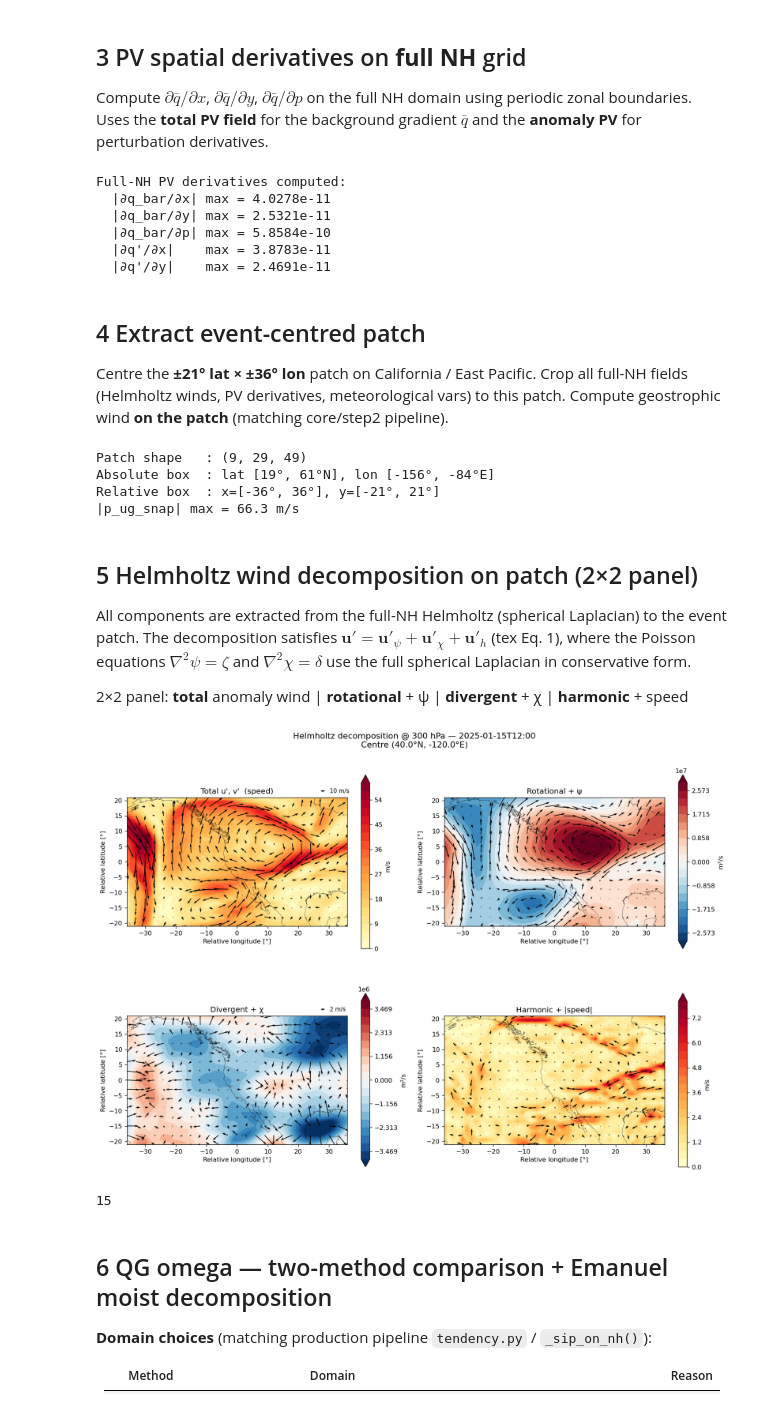
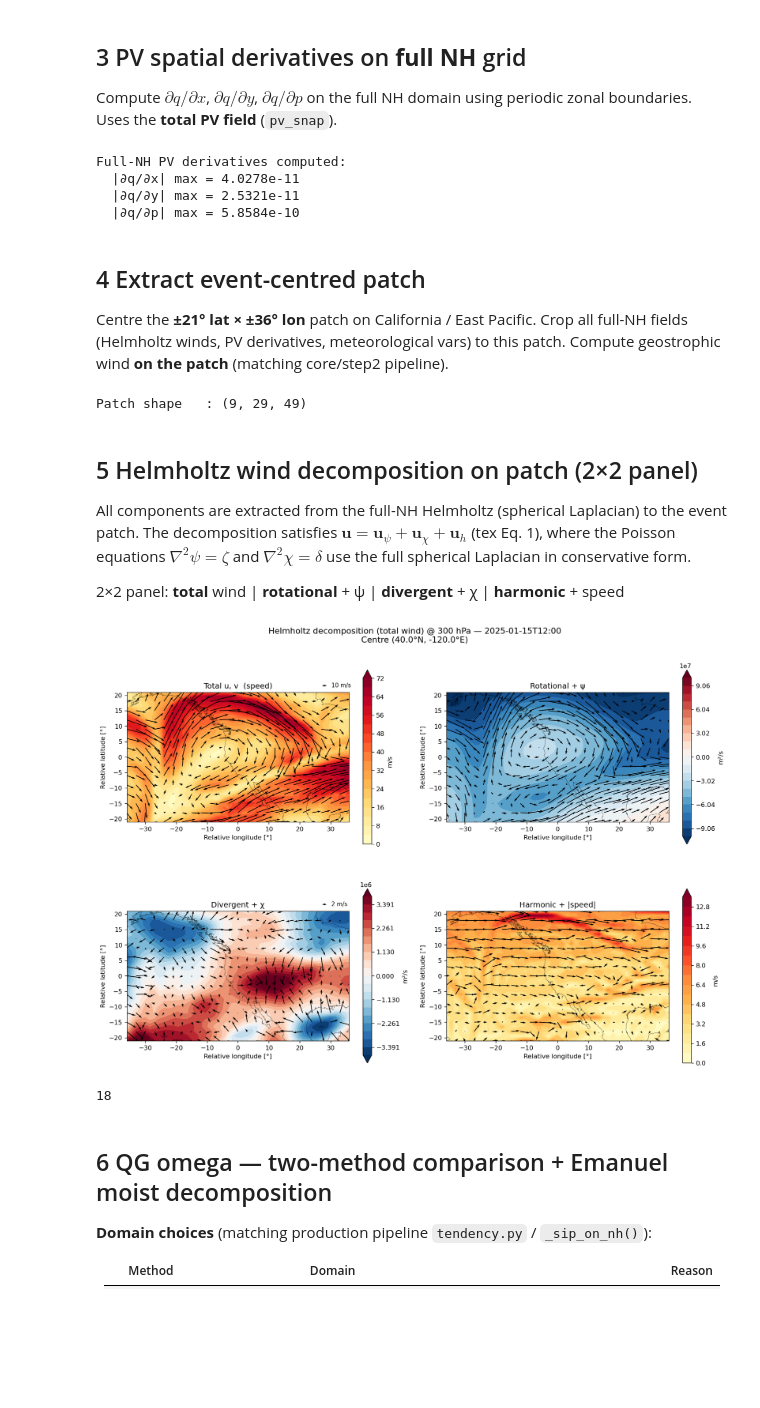
Before and after one commit to yanxingjianken/pvtend, a Jupyter notebook: examples/02_helmholtz_and_qg_omega.ipynb, the cells around one changed output. Saved outputs shown, nothing was run; the diff lists cells and outputs as text; code cells hidden in the pictures; blank space fills up the shorter version.

```diff
--- a/examples/02_helmholtz_and_qg_omega.ipynb
+++ b/examples/02_helmholtz_and_qg_omega.ipynb
@@ -173,8 +161,8 @@ using the **spherical Laplacian** Poisson solver (conservative form, following x
 Must be done on the full NH grid (full longitude ring) for spectral accuracy of the periodic zonal BCs.
 # %%
 %%time
-# Full NH Helmholtz (spherical Laplacian): (nlev, 61, 240) → dict of same shape
-helm = helmholtz_decomposition_3d(u_anom, v_anom, lat, lon)
+# Full NH Helmholtz on TOTAL wind (spherical Laplacian): (nlev, 61, 240) → dict of same shape
+helm = helmholtz_decomposition_3d(u_snap, v_snap, lat, lon)
 print("Helmholtz output keys:", sorted(helm.keys()))
 
 print(f"\nAt {PLOT_LEV} hPa (level index {ilev}):")
@@ -199,9 +187,8 @@ Wall time: 567 ms
 # %% [markdown]
 ## 3  PV spatial derivatives on **full NH** grid
 
-Compute $\partial \bar{q}/\partial x$, $\partial \bar{q}/\partial y$, $\partial \bar{q}/\partial p$
-on the full NH domain using periodic zonal boundaries.  Uses the **total PV field** for the background
-gradient $\bar{q}$ and the **anomaly PV** for perturbation derivatives.
+Compute $\partial q/\partial x$, $\partial q/\partial y$, $\partial q/\partial p$
+on the full NH domain using periodic zonal boundaries.  Uses the **total PV field** (`pv_snap`).
 # %%
 # ── PV gradients on full NH (periodic lon) ──
 # Total PV derivatives (bar = total field treated as background)
@@ -218,31 +205,15 @@ dp_fd = np.diff(plevs_pa)
 dpv_bar_dp[0]  = (pv_snap[1]  - pv_snap[0])  / dp_fd[0]
 dpv_bar_dp[-1] = (pv_snap[-1] - pv_snap[-2]) / dp_fd[-1]
 
-# Anomaly PV derivatives  (for cross-terms u'·∂q'/∂x etc.)
-dpv_anom_dx = np.zeros_like(pv_anom)
-dpv_anom_dy = np.zeros_like(pv_anom)
-for k in range(nlev):
-    dpv_anom_dx[k], dpv_anom_dy[k] = gradient_periodic(pv_anom[k], dx_arr, dy)
-
-dpv_anom_dp = np.zeros_like(pv_anom)
-for k in range(1, nlev - 1):
-    dpv_anom_dp[k] = (pv_anom[k+1] - pv_anom[k-1]) / (plevs_pa[k+1] - plevs_pa[k-1])
-dpv_anom_dp[0]  = (pv_anom[1]  - pv_anom[0])  / dp_fd[0]
-dpv_anom_dp[-1] = (pv_anom[-1] - pv_anom[-2]) / dp_fd[-1]
-
 print("Full-NH PV derivatives computed:")
-print(f"  |∂q_bar/∂x| max = {np.abs(dpv_bar_dx[ilev]).max():.4e}")
-print(f"  |∂q_bar/∂y| max = {np.abs(dpv_bar_dy[ilev]).max():.4e}")
-print(f"  |∂q_bar/∂p| max = {np.abs(dpv_bar_dp[ilev]).max():.4e}")
-print(f"  |∂q'/∂x|    max = {np.abs(dpv_anom_dx[ilev]).max():.4e}")
-print(f"  |∂q'/∂y|    max = {np.abs(dpv_anom_dy[ilev]).max():.4e}")
+print(f"  |∂q/∂x| max = {np.abs(dpv_bar_dx[ilev]).max():.4e}")
+print(f"  |∂q/∂y| max = {np.abs(dpv_bar_dy[ilev]).max():.4e}")
+print(f"  |∂q/∂p| max = {np.abs(dpv_bar_dp[ilev]).max():.4e}")
 # %% [output]
 Full-NH PV derivatives computed:
-  |∂q_bar/∂x| max = 4.0278e-11
-  |∂q_bar/∂y| max = 2.5321e-11
-  |∂q_bar/∂p| max = 5.8584e-10
-  |∂q'/∂x|    max = 3.8783e-11
-  |∂q'/∂y|    max = 2.4691e-11
+  |∂q/∂x| max = 4.0278e-11
+  |∂q/∂y| max = 2.5321e-11
+  |∂q/∂p| max = 5.8584e-10
 # %% [markdown]
 ## 4  Extract event-centred patch
 
@@ -265,15 +236,9 @@ coast_kw = dict(centre_lat=CENTER_LAT, centre_lon=CENTER_LON,
                 ylim=(y_coords.min(), y_coords.max()))
 
 # ── Extract meteorological fields to patch ──
-# Anomaly fields (for QG omega anomaly, PV tendency)
-p_u_anom = patcher.extract(u_anom,  i_lat, i_lon)
-p_v_anom = patcher.extract(v_anom,  i_lat, i_lon)
-p_t_anom = patcher.extract(t_anom,  i_lat, i_lon)
-p_z_anom = patcher.extract(z_anom,  i_lat, i_lon)
-p_w_anom = patcher.extract(w_anom,  i_lat, i_lon)
-p_pv_anom = patcher.extract(pv_anom, i_lat, i_lon)
-
-# Total (snapshot) fields (for QG omega total, geostrophic wind)
+# Total (snapshot) fields
+p_u_snap = patcher.extract(u_snap,  i_lat, i_lon)
+p_v_snap = patcher.extract(v_snap,  i_lat, i_lon)
 p_t_snap = patcher.extract(t_snap,  i_lat, i_lon)
 p_z_snap = patcher.extract(z_snap,  i_lat, i_lon)
 p_w_snap = patcher.extract(w_snap,  i_lat, i_lon)
@@ -292,9 +257,6 @@ p_chi   = patcher.extract(helm["chi"],   i_lat, i_lon)
 p_dpv_bar_dx = patcher.extract(dpv_bar_dx, i_lat, i_lon)
 p_dpv_bar_dy = patcher.extract(dpv_bar_dy, i_lat, i_lon)
 p_dpv_bar_dp = patcher.extract(dpv_bar_dp, i_lat, i_lon)
-p_dpv_anom_dx = patcher.extract(dpv_anom_dx, i_lat, i_lon)
-p_dpv_anom_dy = patcher.extract(dpv_anom_dy, i_lat, i_lon)
-p_dpv_anom_dp = patcher.extract(dpv_anom_dp, i_lat, i_lon)
 
 # ── Grid spacing on the patch (ascending lat) ──
 patch_lat = lat[i_lat] + y_coords  # approximate absolute lats
@@ -321,35 +283,26 @@ def _geostrophic_patch(phi_3d):
     return ug, vg
 
 p_ug_snap, p_vg_snap = _geostrophic_patch(p_z_snap)
-p_ug_anom, p_vg_anom = _geostrophic_patch(p_z_anom)
 
 # Patch longitude array (absolute, for solver functions)
 patch_lon = CENTER_LON + x_coords
 
-print(f"Patch shape   : {p_u_anom.shape}")
-print(f"Absolute box  : lat [{CENTER_LAT-21:.0f}°, {CENTER_LAT+21:.0f}°N], "
-      f"lon [{CENTER_LON-36:.0f}°, {CENTER_LON+36:.0f}°E]")
-print(f"Relative box  : x=[{x_coords.min():.0f}°, {x_coords.max():.0f}°], "
-      f"y=[{y_coords.min():.0f}°, {y_coords.max():.0f}°]")
-print(f"|p_ug_snap| max = {np.abs(p_ug_snap[ilev]).max():.1f} m/s")
+print(f"Patch shape   : {p_u_snap.shape}")
 # %% [output]
 Patch shape   : (9, 29, 49)
-Absolute box  : lat [19°, 61°N], lon [-156°, -84°E]
-Relative box  : x=[-36°, 36°], y=[-21°, 21°]
-|p_ug_snap| max = 66.3 m/s
 # %% [markdown]
 ## 5  Helmholtz wind decomposition on patch (2×2 panel)
 
 All components are extracted from the full-NH Helmholtz (spherical Laplacian) to the event patch.
-The decomposition satisfies $\mathbf{u}' = \mathbf{u}'_\psi + \mathbf{u}'_\chi + \mathbf{u}'_h$
+The decomposition satisfies $\mathbf{u} = \mathbf{u}_\psi + \mathbf{u}_\chi + \mathbf{u}_h$
 (tex Eq. 1), where the Poisson equations $\nabla^2\psi = \zeta$ and $\nabla^2\chi = \delta$ use the
 full spherical Laplacian in conservative form.
 
-2×2 panel:  **total** anomaly wind  |  **rotational** + ψ  |  **divergent** + χ  |  **harmonic** + speed
+2×2 panel:  **total** wind  |  **rotational** + ψ  |  **divergent** + χ  |  **harmonic** + speed
 # %%
 skip = 2                          # quiver stride for patch
 
-u_tot_p = p_u_anom[ilev];         v_tot_p = p_v_anom[ilev]
+u_tot_p = p_u_snap[ilev];         v_tot_p = p_v_snap[ilev]
 u_rot_p = p_u_rot[ilev];          v_rot_p = p_v_rot[ilev]
 u_div_p = p_u_div[ilev];          v_div_p = p_v_div[ilev]
 u_har_p = p_u_har[ilev];          v_har_p = p_v_har[ilev]
@@ -359,14 +312,14 @@ har_speed = np.sqrt(u_har_p**2 + v_har_p**2)
 fig, axes = plt.subplots(2, 2, figsize=(14, 11))
 kw = dict(cmap="RdBu_r", extend="both")
 
-# ── (0,0) Total anomaly wind — speed contourf + quiver ──
+# ── (0,0) Total wind — speed contourf + quiver ──
 ax = axes[0, 0]
 speed = np.sqrt(u_tot_p**2 + v_tot_p**2)
 cf = ax.contourf(x_coords, y_coords, speed, levels=20, cmap="YlOrRd", extend="max")
 q0 = ax.quiver(x_coords[::skip], y_coords[::skip],
                u_tot_p[::skip, ::skip], v_tot_p[::skip, ::skip],
                scale=500, width=0.003, color="k")
-ax.set_title("Total u', v'  (speed)", fontsize=12)
+ax.set_title("Total u, v  (speed)", fontsize=12)
 plt.colorbar(cf, ax=ax, shrink=0.7, label="m/s")
 
 # ── (0,1) Rotational + streamfunction ψ ──
@@ -388,36 +341,36 @@ vm = np.nanpercentile(np.abs(chi_p), 98)
 cf = ax.contourf(x_coords, y_coords, chi_p,
                  levels=np.linspace(-vm, vm, 21), **kw)
 q1 = ax.quiver(x_coords[::skip], y_coords[::skip],
                u_div_p[::skip, ::skip], v_div_p[::skip, ::skip],
                scale=100, width=0.003, color="k")
 ax.set_title("Divergent + χ", fontsize=12)
 plt.colorbar(cf, ax=ax, shrink=0.7, label="m²/s")
 
 # ── (1,1) Harmonic + speed ──
 ax = axes[1, 1]
 cf = ax.contourf(x_coords, y_coords, har_speed, levels=20, cmap="YlOrRd", extend="max")
 ax.quiver(x_coords[::skip], y_coords[::skip],
           u_har_p[::skip, ::skip], v_har_p[::skip, ::skip],
           scale=100, width=0.003, color="k")
 ax.set_title("Harmonic + |speed|", fontsize=12)
 plt.colorbar(cf, ax=ax, shrink=0.7, label="m/s")
 # Row 1 arrow legend (divergent/harmonic scale)
 ax.quiverkey(q1, 0.90, 1.05, 2, "2 m/s", labelpos="E", fontproperties=dict(size=9))
 
 for ax in axes.flat:
     overlay_coastlines(ax, **coast_kw)
     ax.set_xlabel("Relative longitude [°]")
     ax.set_ylabel("Relative latitude [°]")
     ax.set_aspect("equal")
 
-fig.suptitle(f"Helmholtz decomposition @ {PLOT_LEV} hPa — {ts_str}\n"
+fig.suptitle(f"Helmholtz decomposition (total wind) @ {PLOT_LEV} hPa — {ts_str}\n"
              f"Centre ({CENTER_LAT}°N, {CENTER_LON}°E)",
              fontsize=13, y=0.95)
 fig.tight_layout()
 plt.show(); plt.close("all"); gc.collect()
 # %% [output]
-[figure, old version]
+[figure, new version]
-15
+18
 # %% [markdown]
 ## 6  QG omega — two-method comparison + Emanuel moist decomposition
 
```
Also changed, not shown: parts of 12 cells of this notebook, 11 other files.
